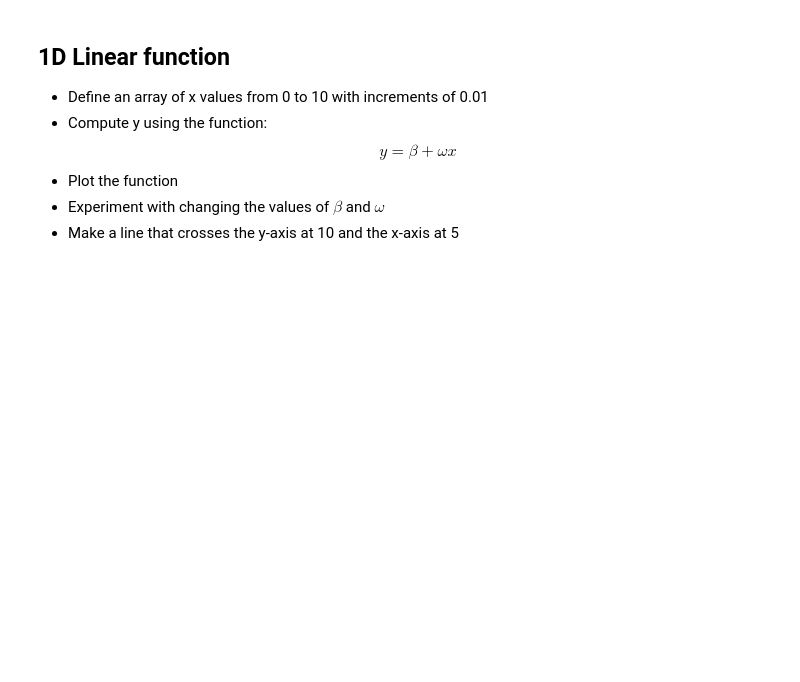
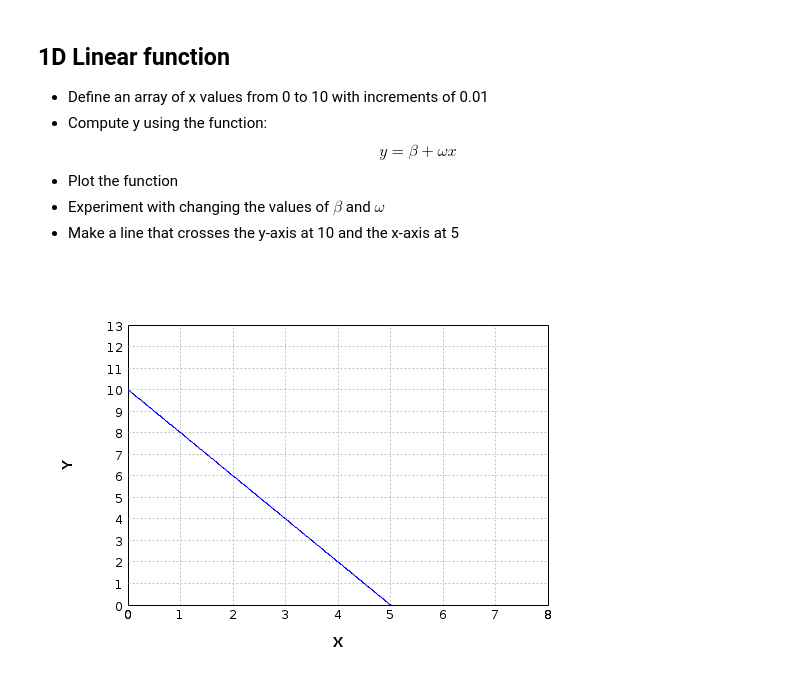
Before and after one commit to jamalromero/colab, a Jupyter notebook: udl_ch1.ipynb, the cells around one changed output. Saved outputs shown, nothing was run; the diff lists cells and outputs as text; code cells hidden in the pictures; blank space fills up the shorter version.

```diff
--- a/udl_ch1.ipynb
+++ b/udl_ch1.ipynb
@@ -57,0 +60,11 @@ Any other functions are by definition **non-linear**.
+# %%
+var beta = 10f;
+var omega = -2f;
+var x = manager.arange(0f, 10f, 0.01f, DataType.FLOAT64);
+var y = x.mul(omega).add(beta);
+var data = toDoubleArray(x.stack(y, 1));
+var canvas = LinePlot.of(data, Color.BLUE).canvas();
+canvas.setBound(new double[]{0, 0}, new double[]{8, 13});
+canvas.toBufferedImage(600, 400);
+# %% [output]
+[figure, added]
```
Also changed, not shown: parts of 19 cells of this notebook.
